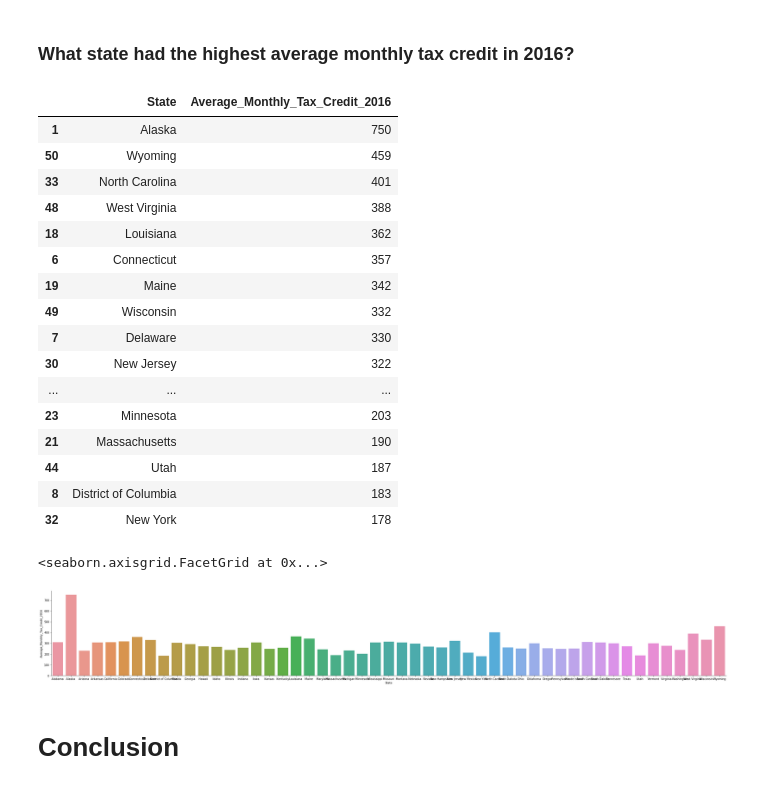
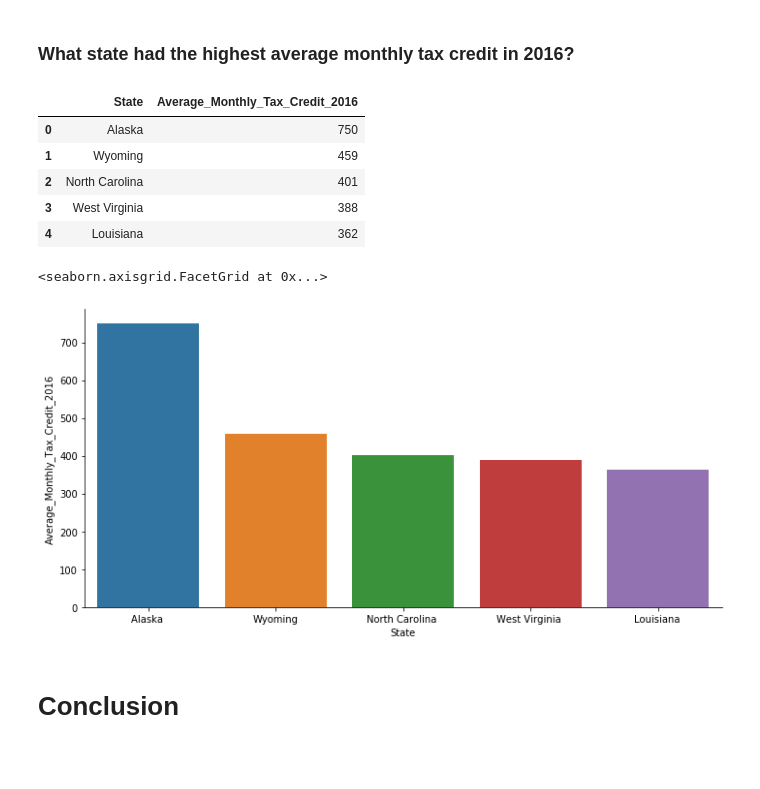
Before and after one commit to alexbeeler/ACA-Project, a Jupyter notebook: My_ACA_Project.ipynb, the cells around one changed output. Drawn from its saved outputs; the diff is of its cells as text; code cells hidden in the pictures; blank space fills up the shorter version.

```diff
--- a/My_ACA_Project.ipynb
+++ b/My_ACA_Project.ipynb
@@ -182,39 +173,30 @@ tax = pd.read_sql_query("""
         State,
         Average_Monthly_Tax_Credit_2016
     FROM aca_data
+    ORDER BY Average_Monthly_Tax_Credit_2016 DESC
+    LIMIT 5;
 """, conn)
 # %%
 tax.sort_values(by="Average_Monthly_Tax_Credit_2016", ascending=False)
 # %% [output]
 |  | State | Average_Monthly_Tax_Credit_2016 |
-| 1 | Alaska | 750 |
-| 50 | Wyoming | 459 |
-| 33 | North Carolina | 401 |
-| 48 | West Virginia | 388 |
-| 18 | Louisiana | 362 |
-| 6 | Connecticut | 357 |
-| 19 | Maine | 342 |
-| 49 | Wisconsin | 332 |
-| 7 | Delaware | 330 |
-| 30 | New Jersey | 322 |
-| ... | ... | ... |
-| 23 | Minnesota | 203 |
-| 21 | Massachusetts | 190 |
-| 44 | Utah | 187 |
-| 8 | District of Columbia | 183 |
-| 32 | New York | 178 |
+| 0 | Alaska | 750 |
+| 1 | Wyoming | 459 |
+| 2 | North Carolina | 401 |
+| 3 | West Virginia | 388 |
+| 4 | Louisiana | 362 |
 # %%
 sns.catplot(
     x="State",
     y="Average_Monthly_Tax_Credit_2016",
     data=tax,
     kind="bar",
     height=5,
-    aspect=7,
+    aspect=2,
 )
 # %% [output]
 <seaborn.axisgrid.FacetGrid at 0x...>
-[figure, old version]
+[figure, new version]
 # %% [markdown]
 # Conclusion
 # %% [markdown]
```
Also changed, not shown: parts of 3 cells of this notebook.
